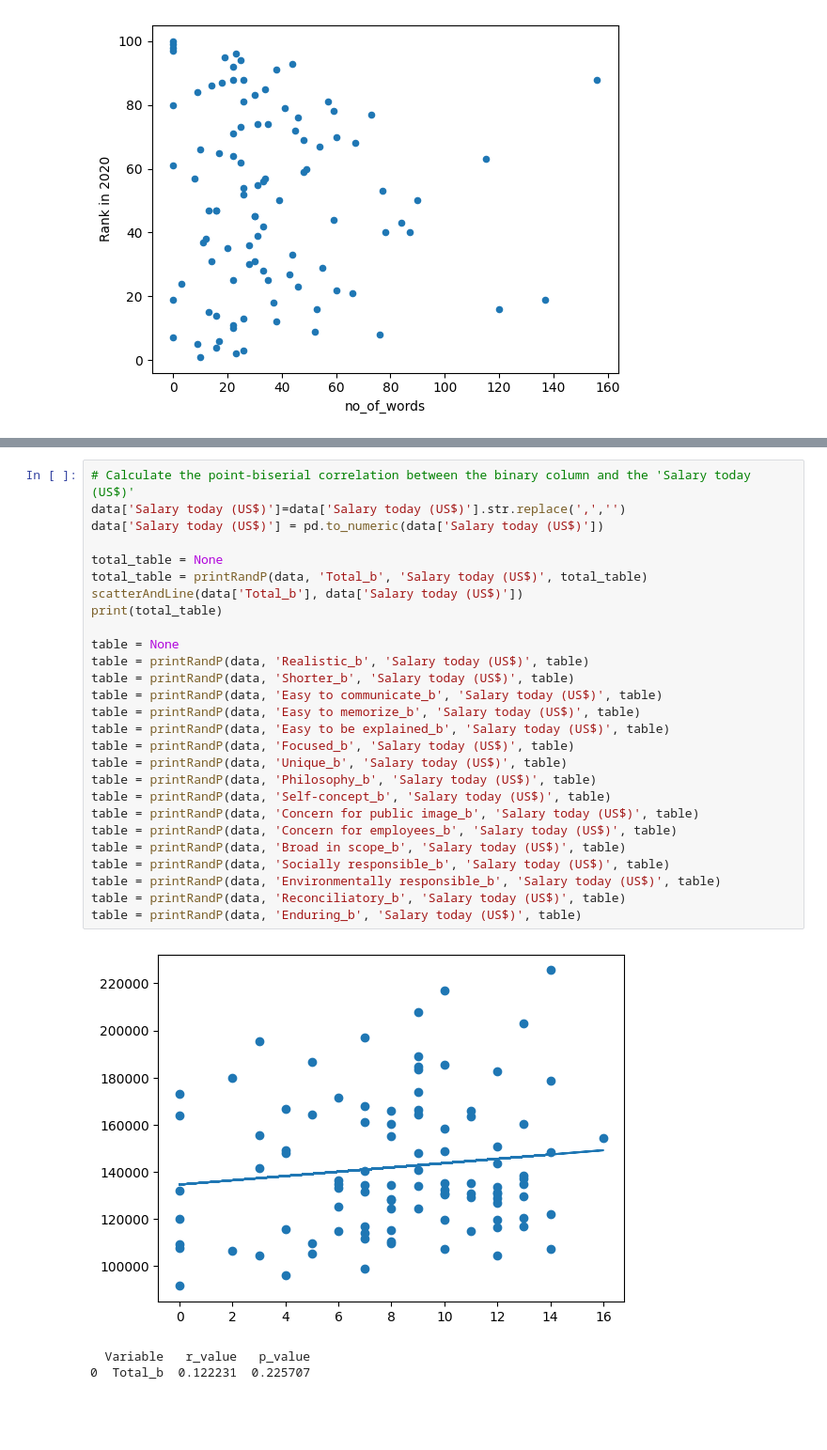
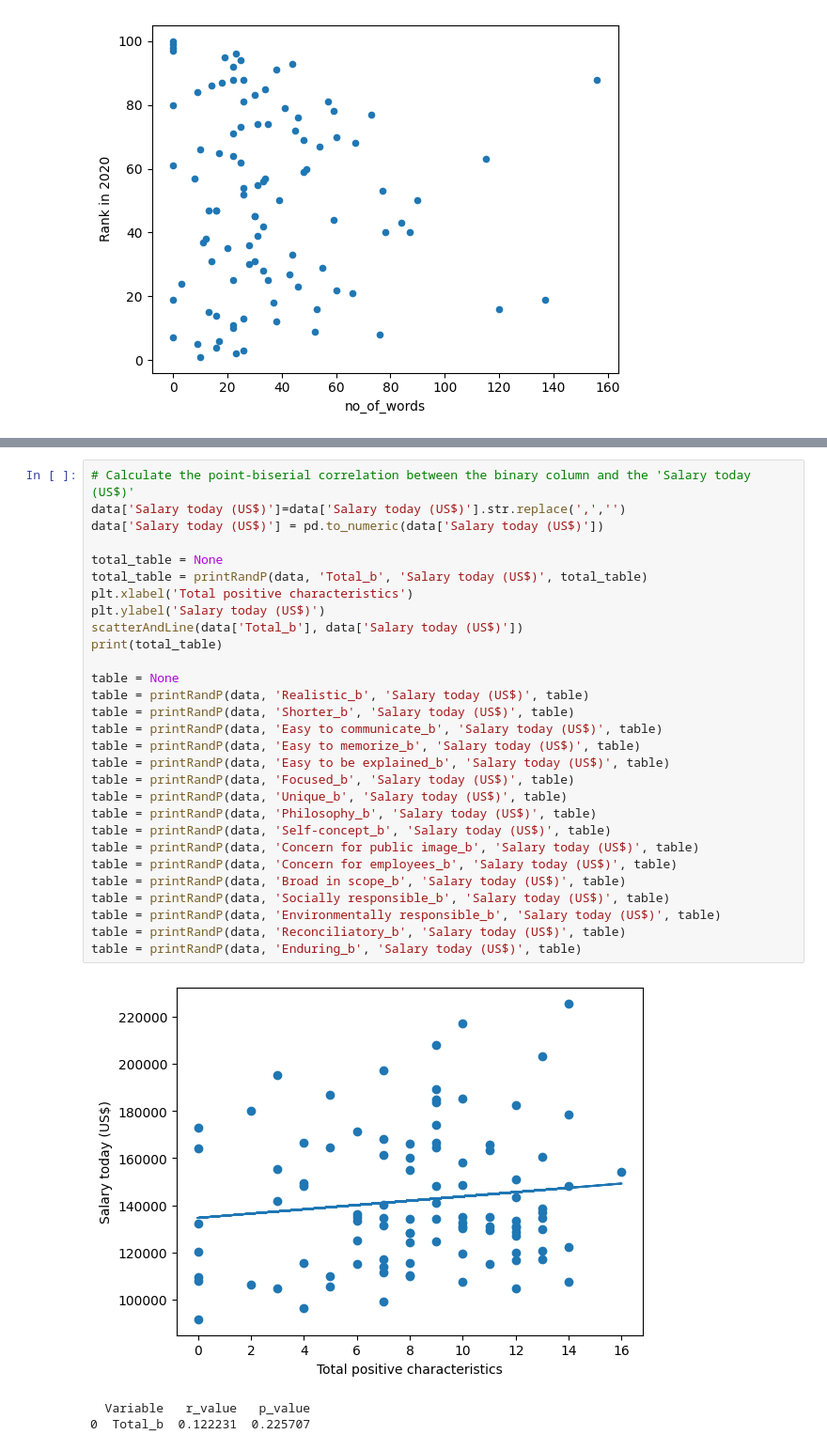
Before and after one commit to SebastianWikt/DS4002-P1, a Jupyter notebook: Scripts/Project_1_text_analysis.ipynb, the cells around one changed output, grey strips where cells are left out. Shown at 94% size. Cells and saved outputs as stored; diff of their text form; blank space fills up the shorter version.

```diff
--- a/Scripts/Project_1_text_analysis.ipynb
+++ b/Scripts/Project_1_text_analysis.ipynb
@@ -218,31 +200,33 @@ table = printRandP(data, 'Enduring_b', 'Rank in 2020', table)
 # %%
 # Calculate the point-biserial correlation between the binary column and the 'Salary today (US$)'
 data['Salary today (US$)']=data['Salary today (US$)'].str.replace(',','')
 data['Salary today (US$)'] = pd.to_numeric(data['Salary today (US$)'])
 
 total_table = None
 total_table = printRandP(data, 'Total_b', 'Salary today (US$)', total_table)
+plt.xlabel('Total positive characteristics')
+plt.ylabel('Salary today (US$)')
 scatterAndLine(data['Total_b'], data['Salary today (US$)'])
 print(total_table)
 
 table = None
 table = printRandP(data, 'Realistic_b', 'Salary today (US$)', table)
 table = printRandP(data, 'Shorter_b', 'Salary today (US$)', table)
 table = printRandP(data, 'Easy to communicate_b', 'Salary today (US$)', table)
 table = printRandP(data, 'Easy to memorize_b', 'Salary today (US$)', table)
 table = printRandP(data, 'Easy to be explained_b', 'Salary today (US$)', table)
 table = printRandP(data, 'Focused_b', 'Salary today (US$)', table)
 table = printRandP(data, 'Unique_b', 'Salary today (US$)', table)
 table = printRandP(data, 'Philosophy_b', 'Salary today (US$)', table)
 table = printRandP(data, 'Self-concept_b', 'Salary today (US$)', table)
 table = printRandP(data, 'Concern for public image_b', 'Salary today (US$)', table)
 table = printRandP(data, 'Concern for employees_b', 'Salary today (US$)', table)
 table = printRandP(data, 'Broad in scope_b', 'Salary today (US$)', table)
 table = printRandP(data, 'Socially responsible_b', 'Salary today (US$)', table)
 table = printRandP(data, 'Environmentally responsible_b', 'Salary today (US$)', table)
 table = printRandP(data, 'Reconciliatory_b', 'Salary today (US$)', table)
 table = printRandP(data, 'Enduring_b', 'Salary today (US$)', table)
 # %% [output]
-[figure, old version]
+[figure, new version]
   Variable   r_value   p_value
 0  Total_b  0.122231  0.225707
```
Also changed, not shown: parts of 2 cells of this notebook.
